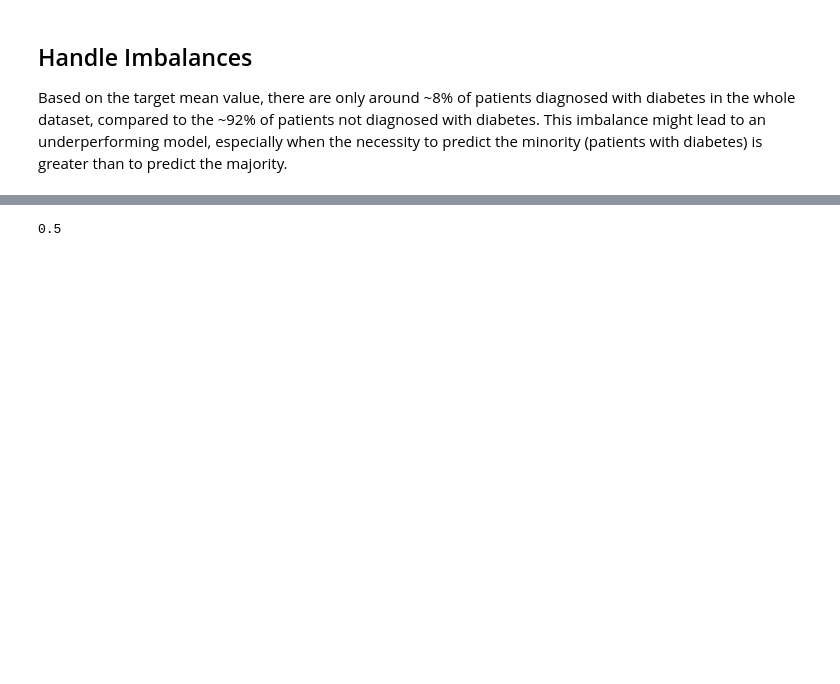
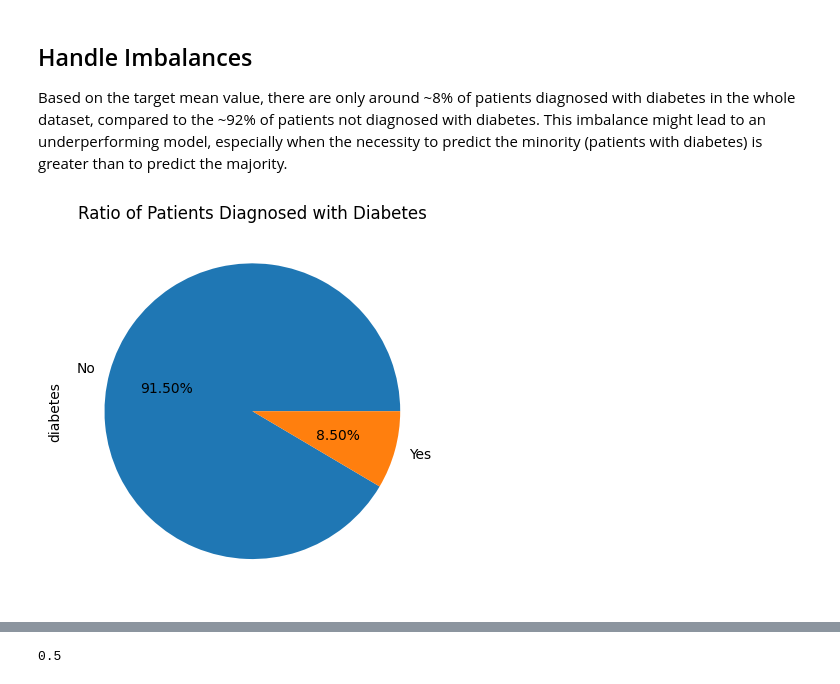
Before and after one commit to mezkymy/diabetes-prediction, a Jupyter notebook: Diabetes_Prediction.ipynb, the cells around one changed output, grey strips where cells are left out. Saved outputs shown, nothing was run; the diff lists cells and outputs as text; code cells hidden in the pictures; blank space fills up the shorter version.

```diff
--- a/Diabetes_Prediction.ipynb
+++ b/Diabetes_Prediction.ipynb
@@ -356,3 +353,11 @@ preprocessor = ColumnTransformer(
 # %% [markdown]
 ## Handle Imbalances
 Based on the target mean value, there are only around ~8% of patients diagnosed with diabetes in the whole dataset, compared to the ~92% of patients not diagnosed with diabetes. This imbalance might lead to an underperforming model, especially when the necessity to predict the minority (patients with diabetes) is greater than to predict the majority.
+# %%
+# check ratio of diabetes
+y_train.groupby(y_train).size().plot.pie(labels=['No', 'Yes'], autopct='%.2f%%')
+
+plt.title('Ratio of Patients Diagnosed with Diabetes')
+plt.show()
+# %% [output]
+[figure, added]
```
Also changed, not shown: parts of 61 cells of this notebook.
